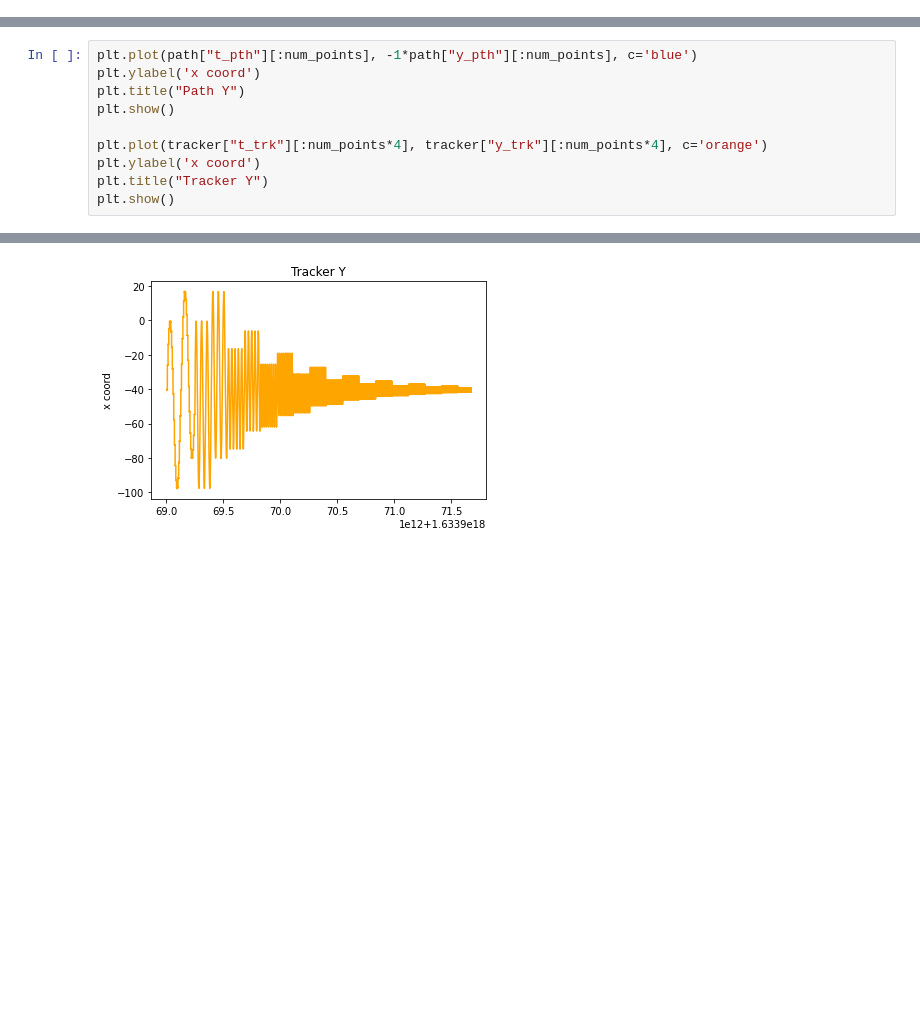
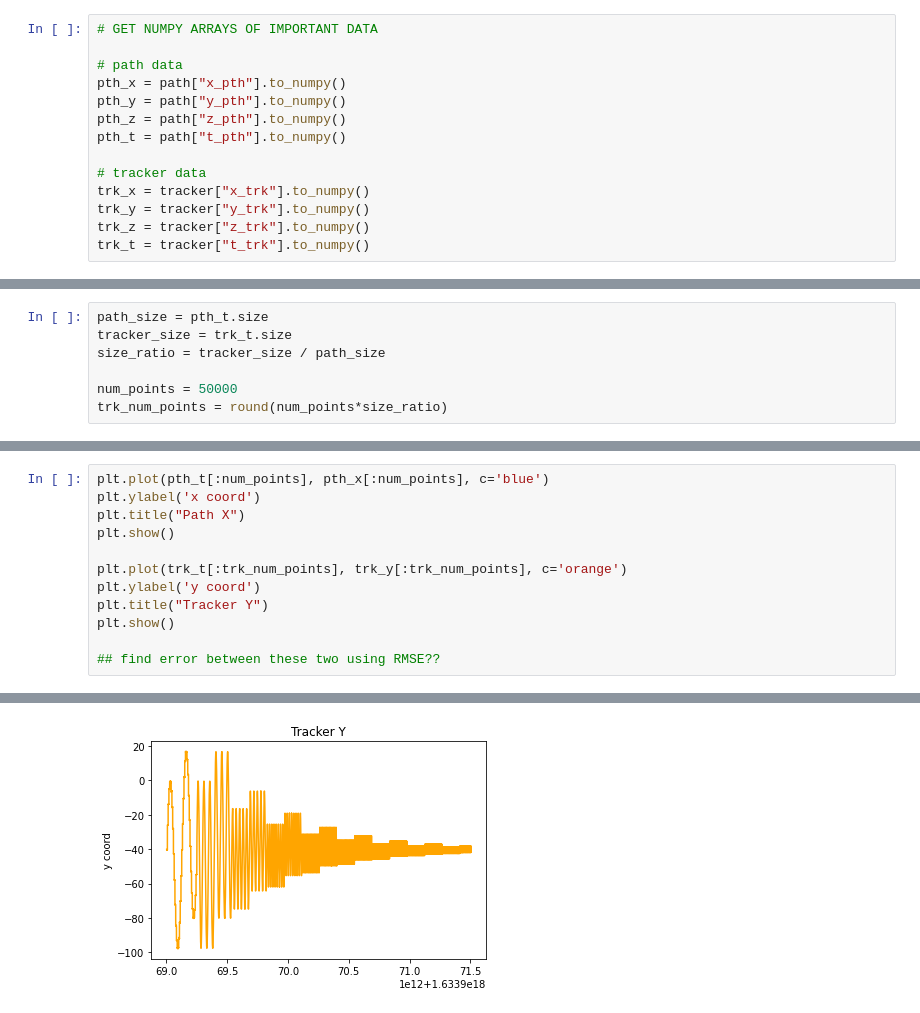
Before and after one commit to adamggibbs/path_analysis_soln, a Jupyter notebook: analysis.ipynb, the cells around one changed output, grey strips where cells are left out. Drawn from its saved outputs; the diff is of its cells as text; blank space fills up the shorter version.

```diff
--- a/analysis.ipynb
+++ b/analysis.ipynb
@@ -40,3 +49,17 @@ print(tracker.head(500))
 499         499   3679 -48.875694 -26.077665 -2961.834717  1633969011287840000
 
 [500 rows x 6 columns]
+# %%
+# GET NUMPY ARRAYS OF IMPORTANT DATA
+
+# path data
+pth_x = path["x_pth"].to_numpy()
+pth_y = path["y_pth"].to_numpy()
+pth_z = path["z_pth"].to_numpy()
+pth_t = path["t_pth"].to_numpy()
+
+# tracker data
+trk_x = tracker["x_trk"].to_numpy()
+trk_y = tracker["y_trk"].to_numpy()
+trk_z = tracker["z_trk"].to_numpy()
+trk_t = tracker["t_trk"].to_numpy()
@@ -88 +133,8 @@ num_points = 50000
+# %%
+path_size = pth_t.size
+tracker_size = trk_t.size
+size_ratio = tracker_size / path_size
+
+num_points = 50000
+trk_num_points = round(num_points*size_ratio)
 # %%
@@ -101,11 +207,13 @@ plt.show()
 # %%
-plt.plot(path["t_pth"][:num_points], -1*path["y_pth"][:num_points], c='blue')
+plt.plot(pth_t[:num_points], pth_x[:num_points], c='blue')
 plt.ylabel('x coord')
-plt.title("Path Y")
+plt.title("Path X")
 plt.show()
 
-plt.plot(tracker["t_trk"][:num_points*4], tracker["y_trk"][:num_points*4], c='orange')
-plt.ylabel('x coord')
+plt.plot(trk_t[:trk_num_points], trk_y[:trk_num_points], c='orange')
+plt.ylabel('y coord')
 plt.title("Tracker Y")
 plt.show()
+
+## find error between these two using RMSE??
 # %% [output]
@@ -113 +221 @@ plt.show()
-[figure, old version]
+[figure, new version]
```
Also changed, not shown: parts of 20 cells of this notebook, 1 other file.
